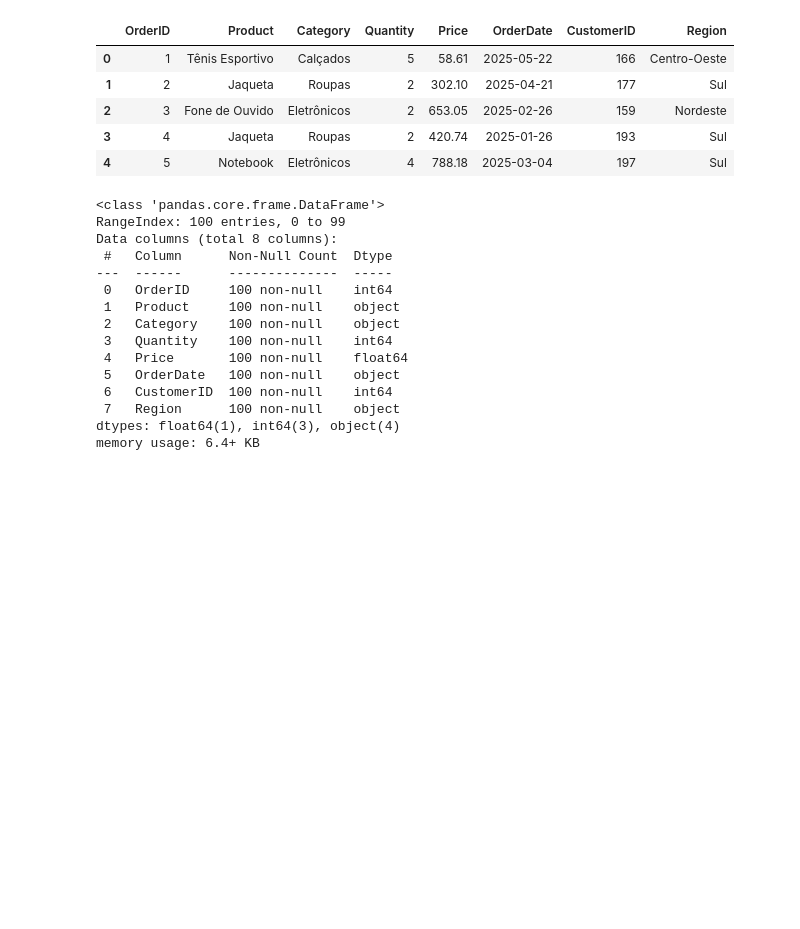
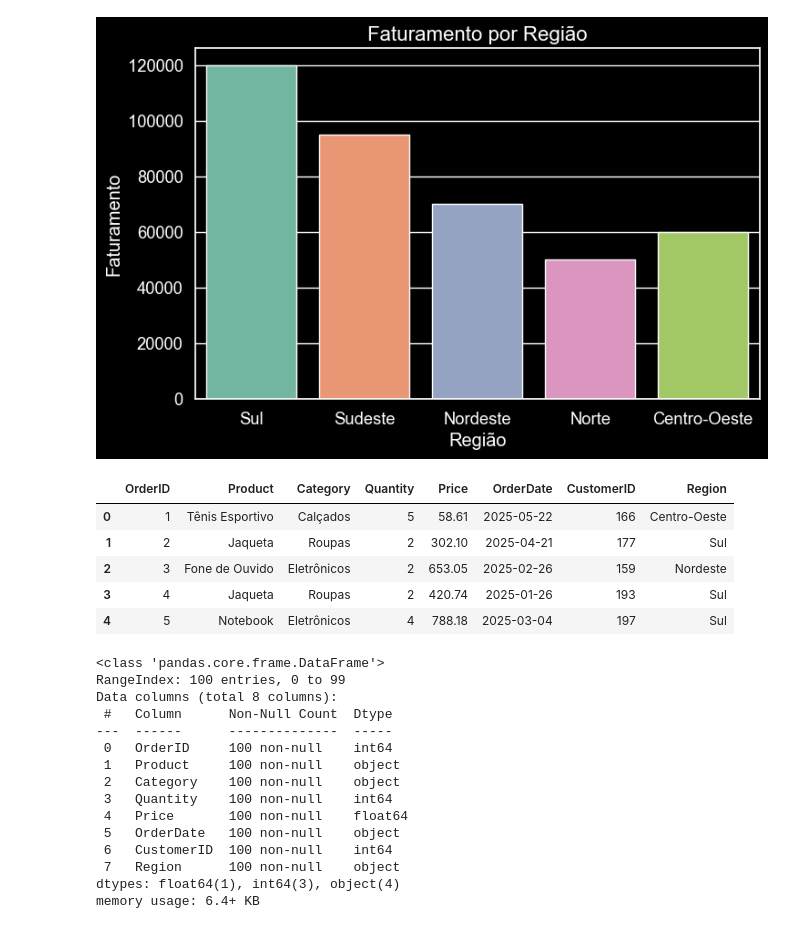
Before and after one commit to GuilhermeCosM/An-lise-de-Vendas-com-Gr-ficos, a Jupyter notebook: analise_exploratoria.ipynb, the cells around one changed output. Saved outputs shown, nothing was run; the diff lists cells and outputs as text; code cells hidden in the pictures; blank space fills up the shorter version.

```diff
--- a/analise_exploratoria.ipynb
+++ b/analise_exploratoria.ipynb
@@ -10,3 +8,28 @@ sns.set(style="whitegrid")
+# %%
+df = pd.DataFrame({
+    "Região": ["Sul", "Sudeste", "Nordeste", "Norte", "Centro-Oeste"],
+    "Faturamento": [120000, 95000, 70000, 50000, 60000]
+})
+# %%
+cores = sns.color_palette("Set2", n_colors=len(df))
+
+plt.figure(figsize=(8,5))
+sns.barplot(
+    x="Região",
+    y="Faturamento",
+    hue="Região",
+    data=df,
+    palette=cores,
+    legend=False
+)
+
+plt.title("Faturamento por Região", fontsize=16, color="white")
+plt.xlabel("Região", color="white")
+plt.ylabel("Faturamento", color="white")
+
+plt.show()
+# %% [output]
+[figure, added]
 # %%
 # Carregar o arquivo CSV
 df = pd.read_csv("dataset/vendas.csv")
```
Also changed, not shown: parts of 6 cells of this notebook.
